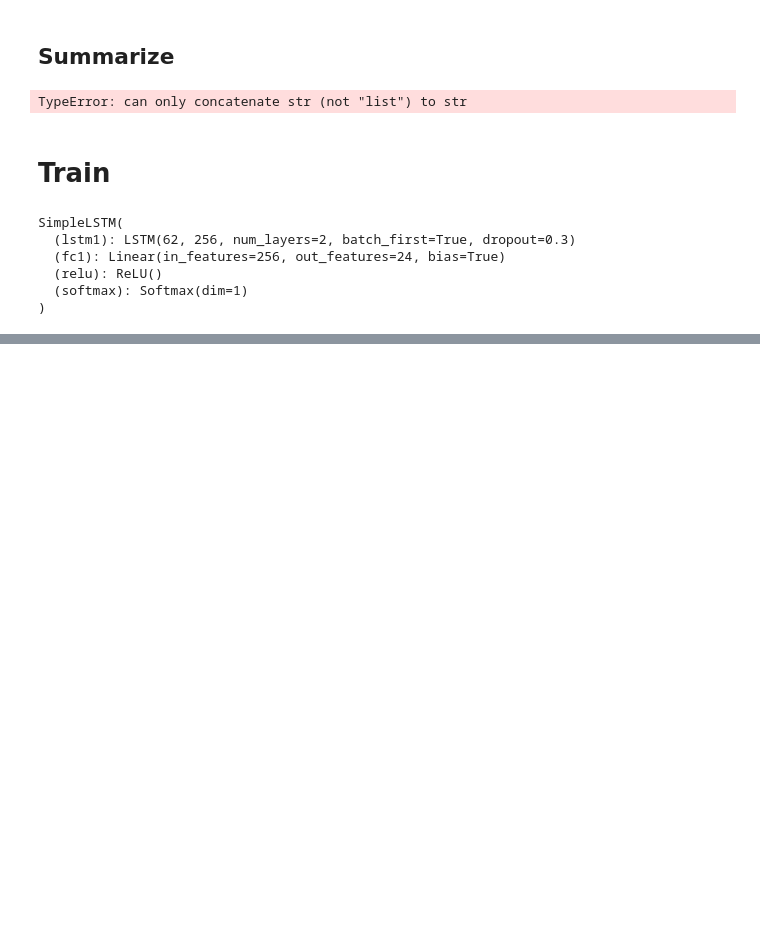
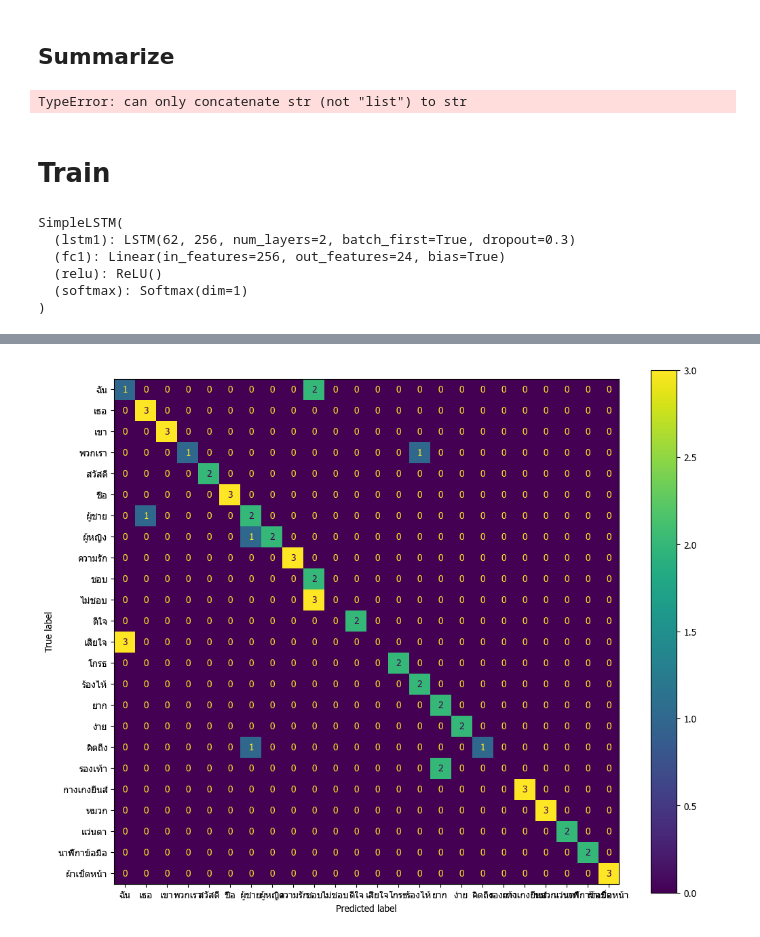
Before and after one commit to SirawitN/CV2022-2_Term_Project, a Jupyter notebook: model.ipynb, the cells around one changed output, grey strips where cells are left out. Cells and saved outputs as stored; diff of their text form; code cells hidden in the pictures; blank space fills up the shorter version.

Commit message:
🚧 Model checkpoint and training file

```diff
--- a/model.ipynb
+++ b/model.ipynb
@@ -223,12 +222,14 @@ criterion = nn.CrossEntropyLoss()
 # %%
 from tqdm import tqdm
 
-epochs = 50
+epochs = 100
 
 train_losses = []
 train_accs = []
 val_losses = []
 val_accs = []
+max_val_acc = 0
+max_train_acc = 0
 for epoch in range(epochs):
     model.train()
     train_loss = []
@@ -257,5 +258,7 @@ for epoch in range(epochs):
     val_losses.append(np.mean(val_loss))
     val_accs.append(np.mean(val_acc))
 
+    torch.save(model.state_dict(), f'./model/model_epoch_{epoch+1}.pt')
+
     print(f'Epoch {epoch+1}/{epochs}: Train Loss: {train_losses[-1]:.4f}, Train Acc: {train_accs[-1]:.4f}, Val Loss: {val_losses[-1]:.4f}, Val Acc: {val_accs[-1]:.4f}')
 # %% [output]
@@ -276,0 +278,4 @@ torch.save(model.state_dict(), './model/model_70.pth')
+# %%
+model = SimpleLSTM(input_dim=len(col_name), hidden_dim=256, classes=len(ctol))
+model.load_state_dict(torch.load('./model/model_epoch_95.pt'))
+model.to(device)
@@ -276,0 +289,19 @@ torch.save(model.state_dict(), './model/model_70.pth')
+# %%
+class_list = []
+for i in range(len(ctol)):
+    class_list.append(ctol[i+1])
+# %%
+from sklearn.metrics import classification_report
+
+from tqdm import tqdm
+
+y_test = []
+pred = []
+model.eval()
+for batch in tqdm(train_dataloader):
+    x, y = batch
+    y_pred = model(x)
+    y_test.extend(y.tolist())
+    pred.extend(y_pred.argmax(dim=1).tolist())
+
+print(classification_report(y_test, pred, target_names=class_list))
@@ -276,0 +326,15 @@ torch.save(model.state_dict(), './model/model_70.pth')
+# %%
+import matplotlib.pyplot as plt
+from sklearn.metrics import confusion_matrix, ConfusionMatrixDisplay
+
+
+plt.rcParams['font.family'] = 'tahoma'
+plt.rcParams['figure.figsize'] = (12, 10)
+
+M = confusion_matrix(y_test, pred)
+disp = ConfusionMatrixDisplay(confusion_matrix=M, display_labels=class_list)
+
+disp.plot()
+plt.show()
+# %% [output]
+[figure, added]
```
Also changed, not shown: parts of 8 cells of this notebook, 1 other file.
